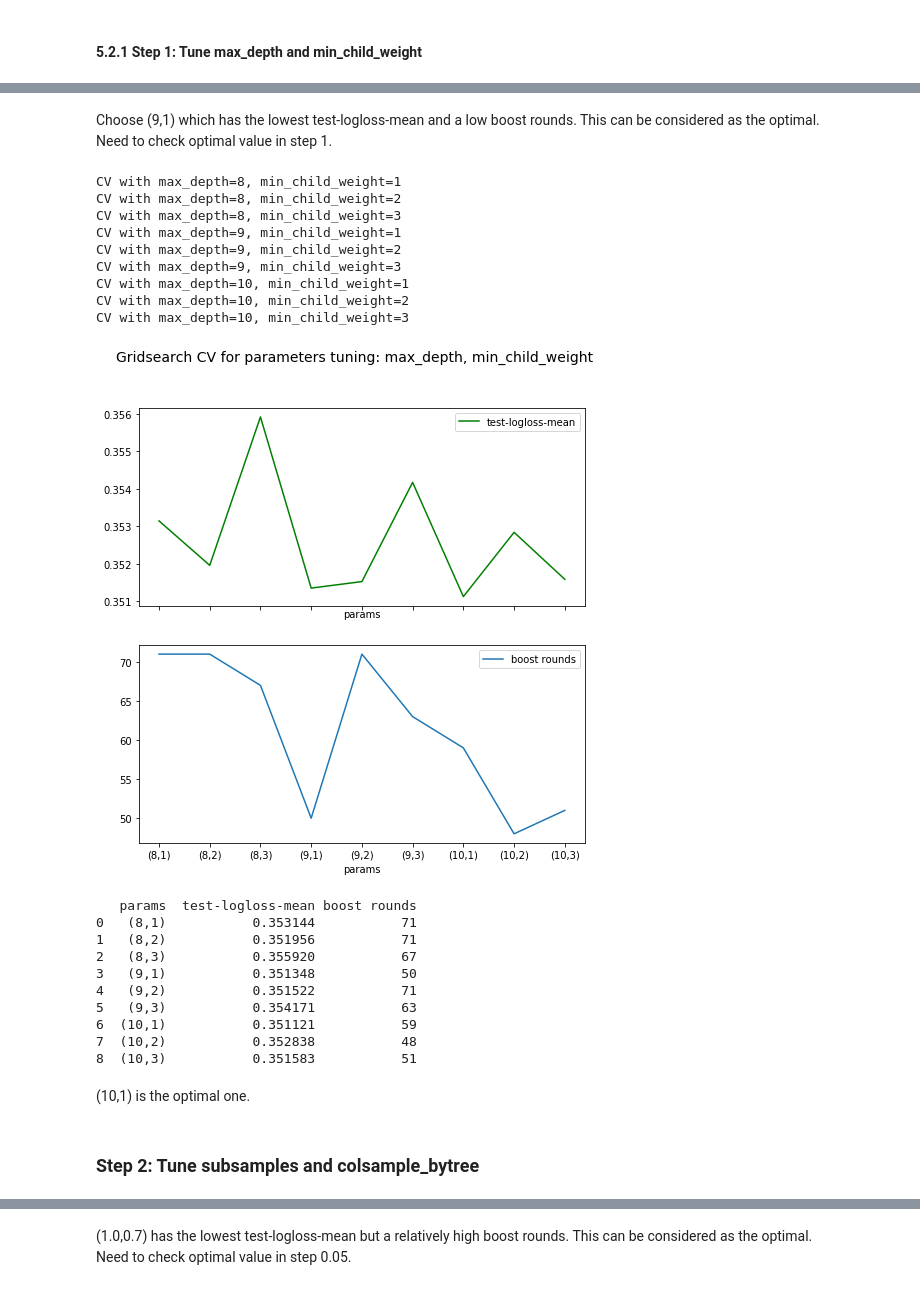
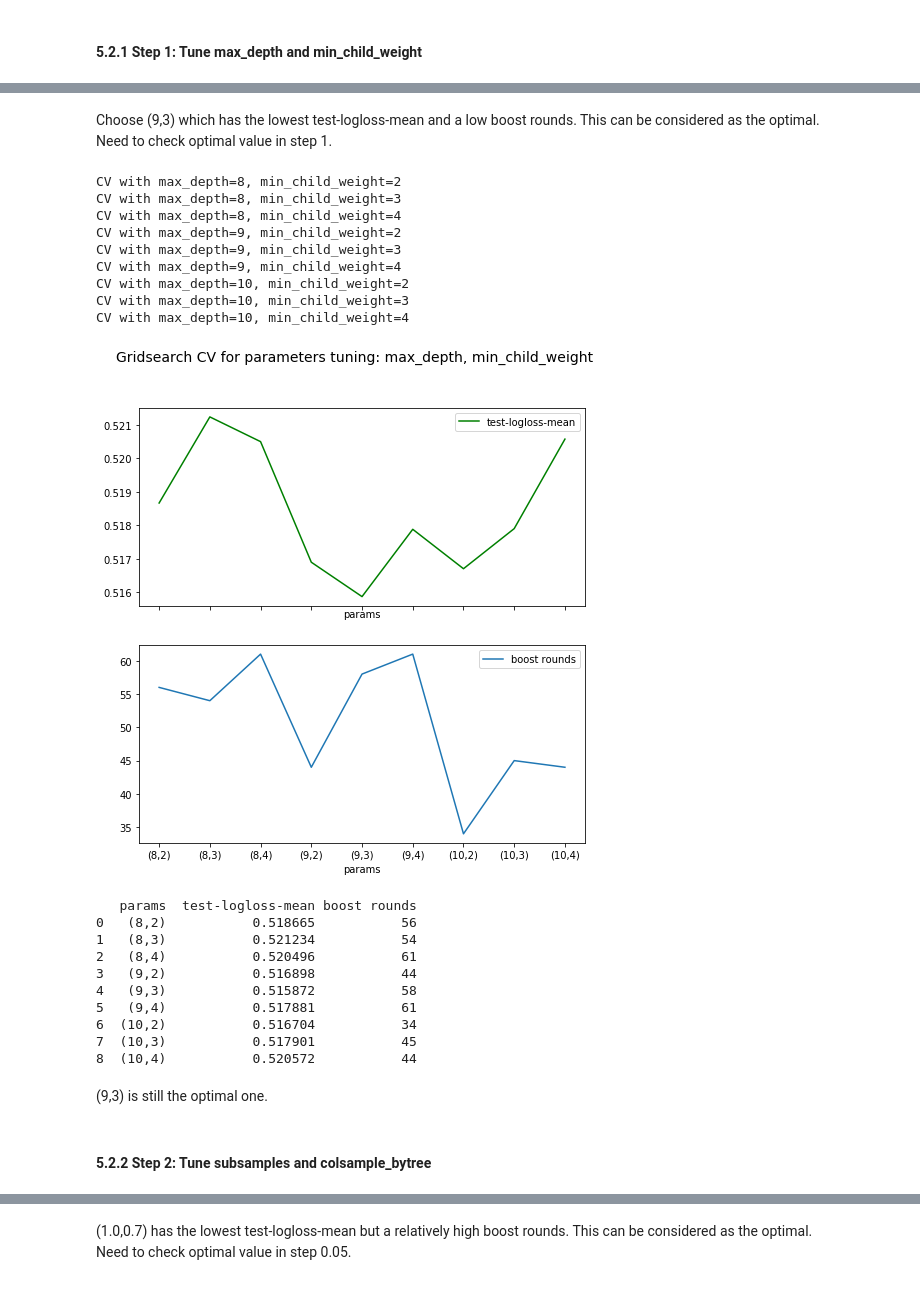
Before and after one commit to kimdanny/Credit-card-default-prediction, a Jupyter notebook: Final.ipynb, the cells around one changed output, grey strips where cells are left out. Saved outputs shown, nothing was run; the diff lists cells and outputs as text; code cells hidden in the pictures.

```diff
--- a/Final.ipynb
+++ b/Final.ipynb
@@ -1497,3 +1498,18 @@ We chose non-oversampled XGBoost as our final methodology. This section contains
+# %%
+# add back features names
+columns = transformed_train.columns
+x_train_xgb = pd.DataFrame(x_train_xgb, columns=columns.values[:-1])
+x_val_xgb = pd.DataFrame(x_val_xgb, columns=columns.values[:-1])
+x_test_nos = pd.DataFrame(x_test_nos, columns=columns.values[:-1])
+
+y_train_xgb = pd.DataFrame(y_train_xgb, columns=[columns.values[-1]])
+y_val_xgb = pd.DataFrame(y_val_xgb, columns=[columns.values[-1]])
+y_test = pd.DataFrame(y_test, columns=[columns.values[-1]])
+
+# create DMatrix
+DTrain = xgb.DMatrix(x_train_xgb, label=y_train_xgb)
+DVal = xgb.DMatrix(x_val_xgb, label=y_val_xgb)
+DTest = xgb.DMatrix(x_test_nos, label=y_test)
 # %% [markdown]
 ### 5.1 Set up XGBoost model
 # %%
@@ -1517,0 +1536,7 @@ NUM_BOOST_ROUND = 1000
+# %%
+# update the recommended value for 'scale_pos_weight'
+default_count = y_train_xgb.sum()
+nondefault_count = len(y_train_xgb) - default_count
+params['scale_pos_weight'] = nondefault_count / default_count
+
+print('scale_pos_weight =', nondefault_count / default_count)
@@ -1644,36 +1671,36 @@ CV with max_depth=9, min_child_weight=5
 # %% [markdown]
-Choose (9,1) which has the lowest test-logloss-mean and a low boost rounds. This can be considered as the optimal.
+Choose (9,3) which has the lowest test-logloss-mean and a low boost rounds. This can be considered as the optimal.
 <br>
 Need to check optimal value in step 1.
 # %%
-# test values in step 1, centred at (9,1)
+# test values in step 1, centred at (9,3)
 param_test1b = [(max_depth, min_child_weight)
               for max_depth in [8,9,10]
-              for min_child_weight in [1,2,3]]
+              for min_child_weight in [2,3,4]]
 
 gridsearch_best_params(param_test1b, 'max_depth', 'min_child_weight', "CV with max_depth={}, min_child_weight={}", 8)
 # %% [output]
-CV with max_depth=8, min_child_weight=1
 CV with max_depth=8, min_child_weight=2
 CV with max_depth=8, min_child_weight=3
-CV with max_depth=9, min_child_weight=1
+CV with max_depth=8, min_child_weight=4
 CV with max_depth=9, min_child_weight=2
 CV with max_depth=9, min_child_weight=3
-CV with max_depth=10, min_child_weight=1
+CV with max_depth=9, min_child_weight=4
 CV with max_depth=10, min_child_weight=2
 CV with max_depth=10, min_child_weight=3
+CV with max_depth=10, min_child_weight=4
-[figure, old version]
+[figure, new version]
    params  test-logloss-mean boost rounds
-0   (8,1)           0.353144           71
-1   (8,2)           0.351956           71
-2   (8,3)           0.355920           67
-3   (9,1)           0.351348           50
-4   (9,2)           0.351522           71
-5   (9,3)           0.354171           63
-6  (10,1)           0.351121           59
-7  (10,2)           0.352838           48
-8  (10,3)           0.351583           51
+0   (8,2)           0.518665           56
+1   (8,3)           0.521234           54
+2   (8,4)           0.520496           61
+3   (9,2)           0.516898           44
+4   (9,3)           0.515872           58
+5   (9,4)           0.517881           61
+6  (10,2)           0.516704           34
+7  (10,3)           0.517901           45
+8  (10,4)           0.520572           44
 # %% [markdown]
-(10,1) is the optimal one.
+(9,3) is still the optimal one.
 # %%
 # update optimal parameter values
@@ -1682,5 +1709,5 @@ params['min_child_weight'] = 1
 # %% [markdown]
-### Step 2: Tune subsamples and colsample_bytree
+#### 5.2.2 Step 2: Tune subsamples and colsample_bytree
 # %%
 # perform GridSearch on testing 16 combinations
 param_test2 = [(subsample, colsample)
```
Also changed, not shown: parts of 63 cells of this notebook.
